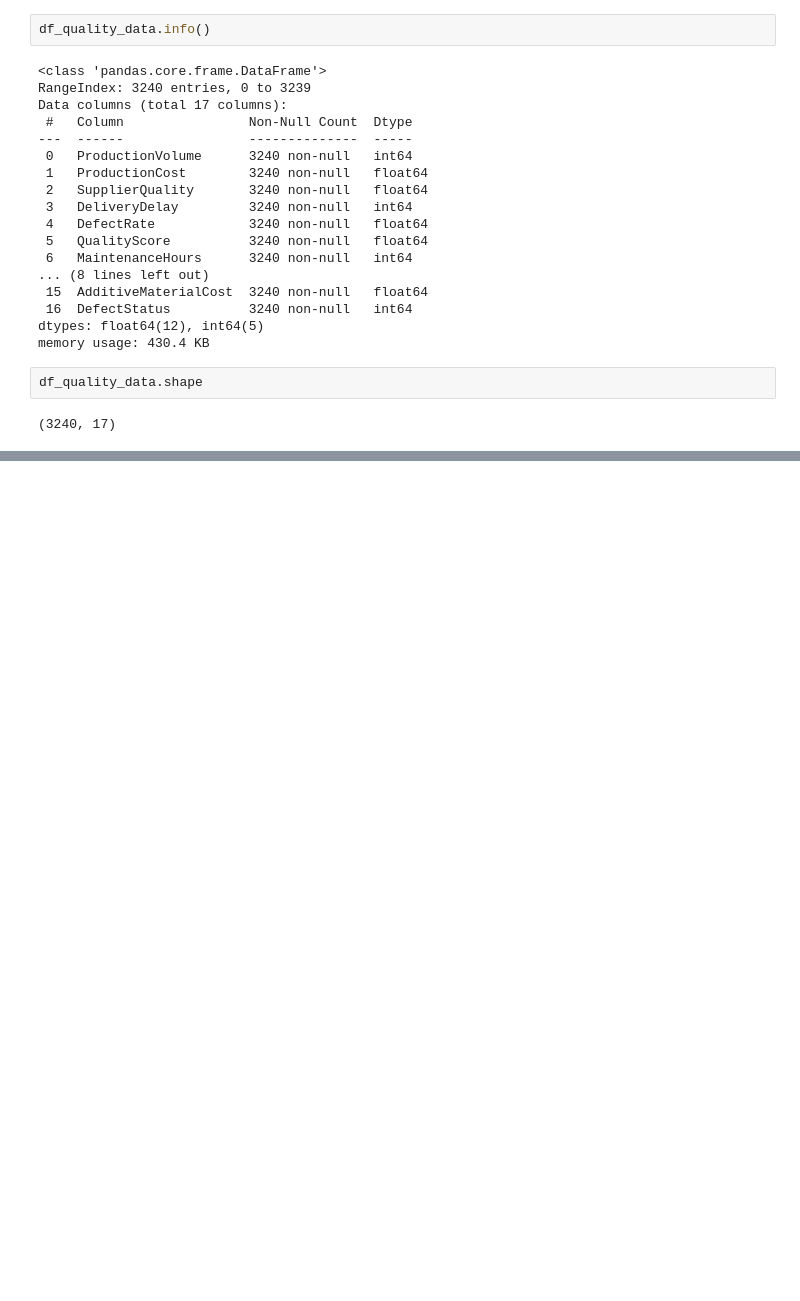
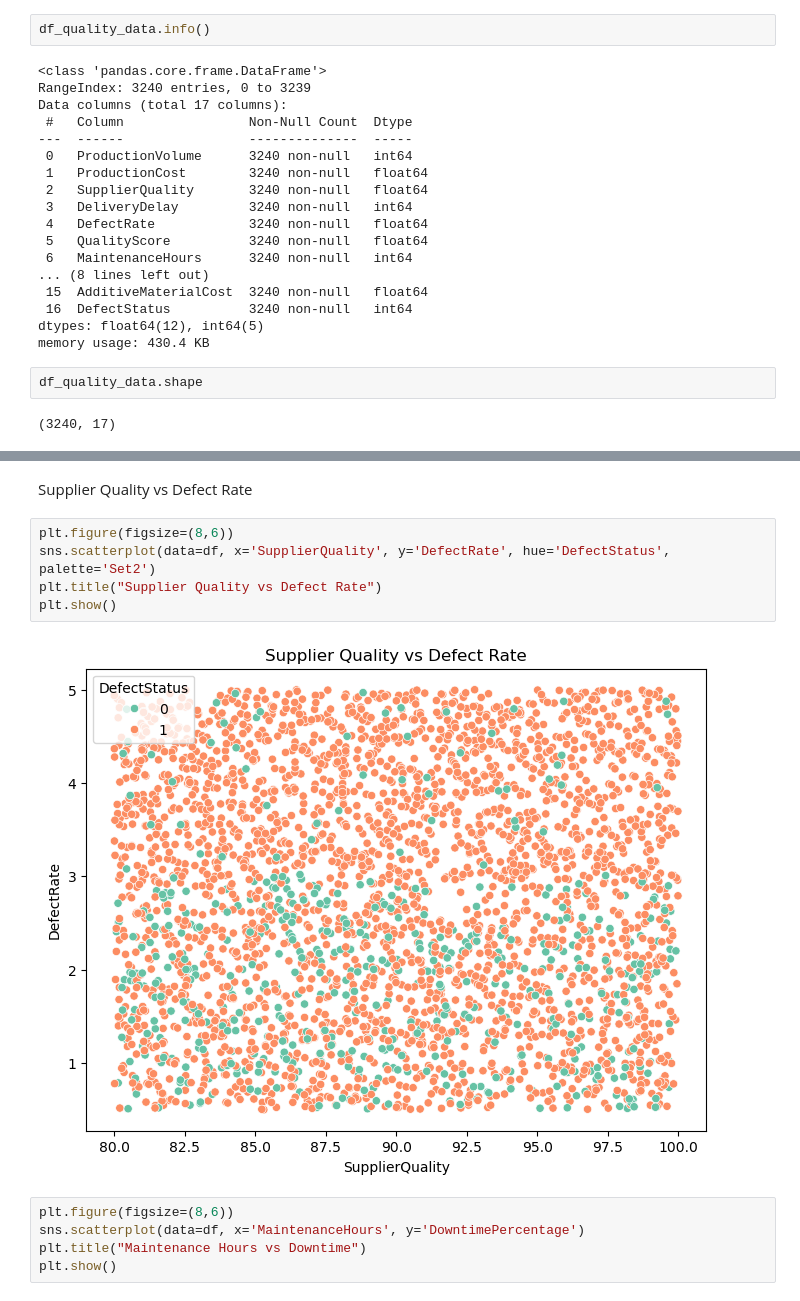
Before and after one commit to bbhatta10/Manufacturing-Quality-Analysis, a Jupyter notebook: quality.ipynb, the cells around one changed output, grey strips where cells are left out. Saved outputs shown, nothing was run; the diff lists cells and outputs as text; blank space fills up the shorter version.

```diff
--- a/quality.ipynb
+++ b/quality.ipynb
@@ -71,0 +151,14 @@ df_quality_data.shape
+# %% [markdown]
+Supplier Quality vs Defect Rate
+# %%
+plt.figure(figsize=(8,6))
+sns.scatterplot(data=df, x='SupplierQuality', y='DefectRate', hue='DefectStatus', palette='Set2')
+plt.title("Supplier Quality vs Defect Rate")
+plt.show()
+# %% [output]
+[figure, added]
+# %%
+plt.figure(figsize=(8,6))
+sns.scatterplot(data=df, x='MaintenanceHours', y='DowntimePercentage')
+plt.title("Maintenance Hours vs Downtime")
+plt.show()
```
Also changed, not shown: parts of 17 cells of this notebook, 1 other file.
